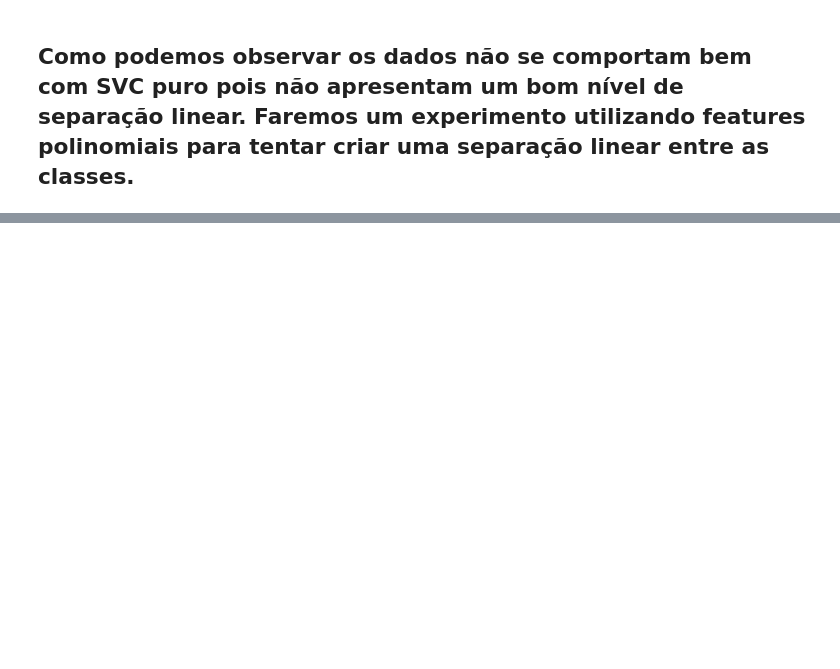
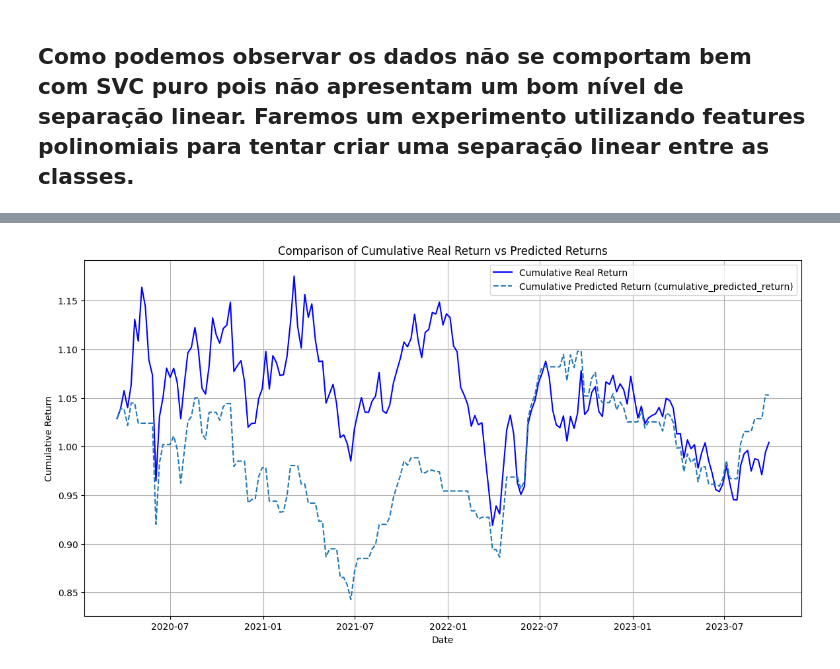
Before and after one commit to FelipeNicolettiRMario/market-data-market-prediction-ml-study, a Jupyter notebook: models/svm.ipynb, the cells around one changed output, grey strips where cells are left out. Saved outputs shown, nothing was run; the diff lists cells and outputs as text; code cells hidden in the pictures; blank space fills up the shorter version.

Commit message:
enhancing code organization + polotting returns from SVM

```diff
--- a/models/svm.ipynb
+++ b/models/svm.ipynb
@@ -62,0 +153,5 @@ pipeline_with_poly = Pipeline([
+# %%
+all_predictions = poly_kernel_svm_pipeline.predict(X)
+
+asset_data = calculate_returns(asset_data, all_predictions)
+asset_data.head()
@@ -62,0 +166,8 @@ pipeline_with_poly = Pipeline([
+# %%
+plot_cumulative_returns(
+    data=asset_data,
+    real_column="cumulative_real_return",
+    predicted_columns=["cumulative_predicted_return"]
+)
+# %% [output]
+[figure, added]
```
Also changed, not shown: parts of 13 cells of this notebook, 2 other files.
